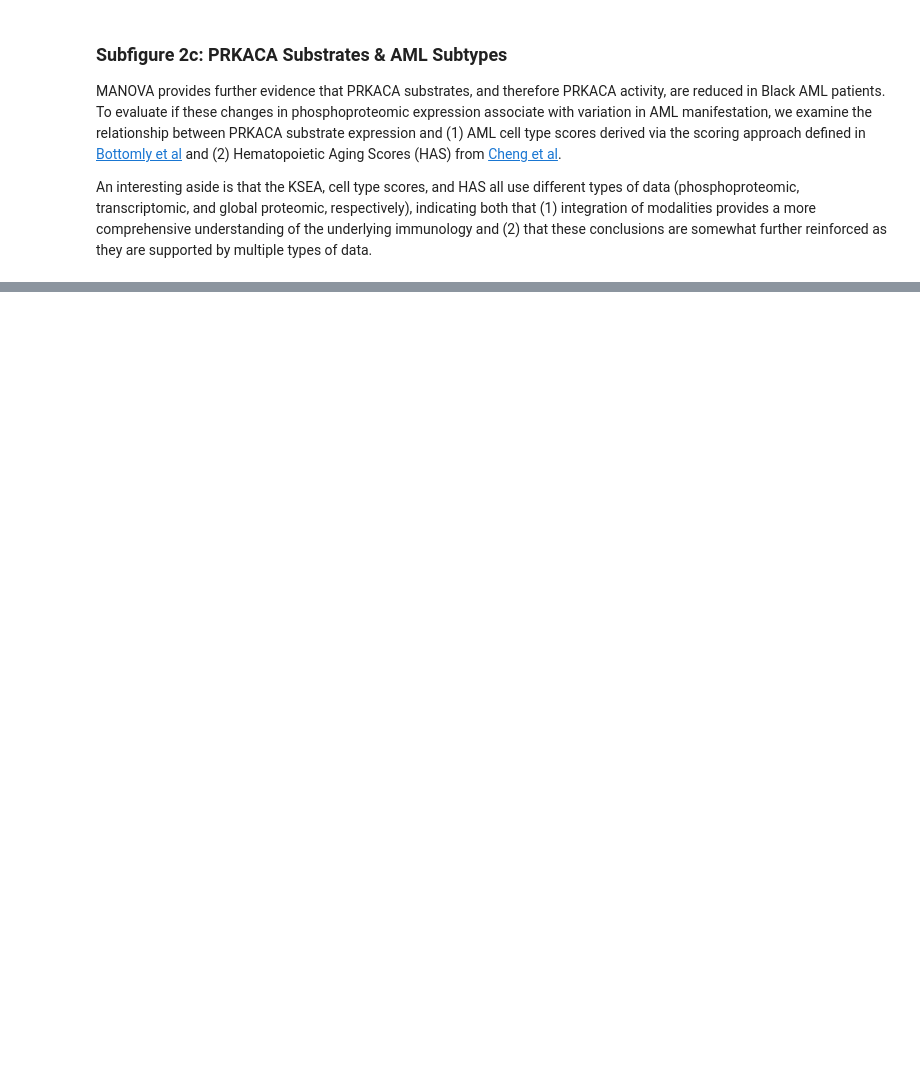
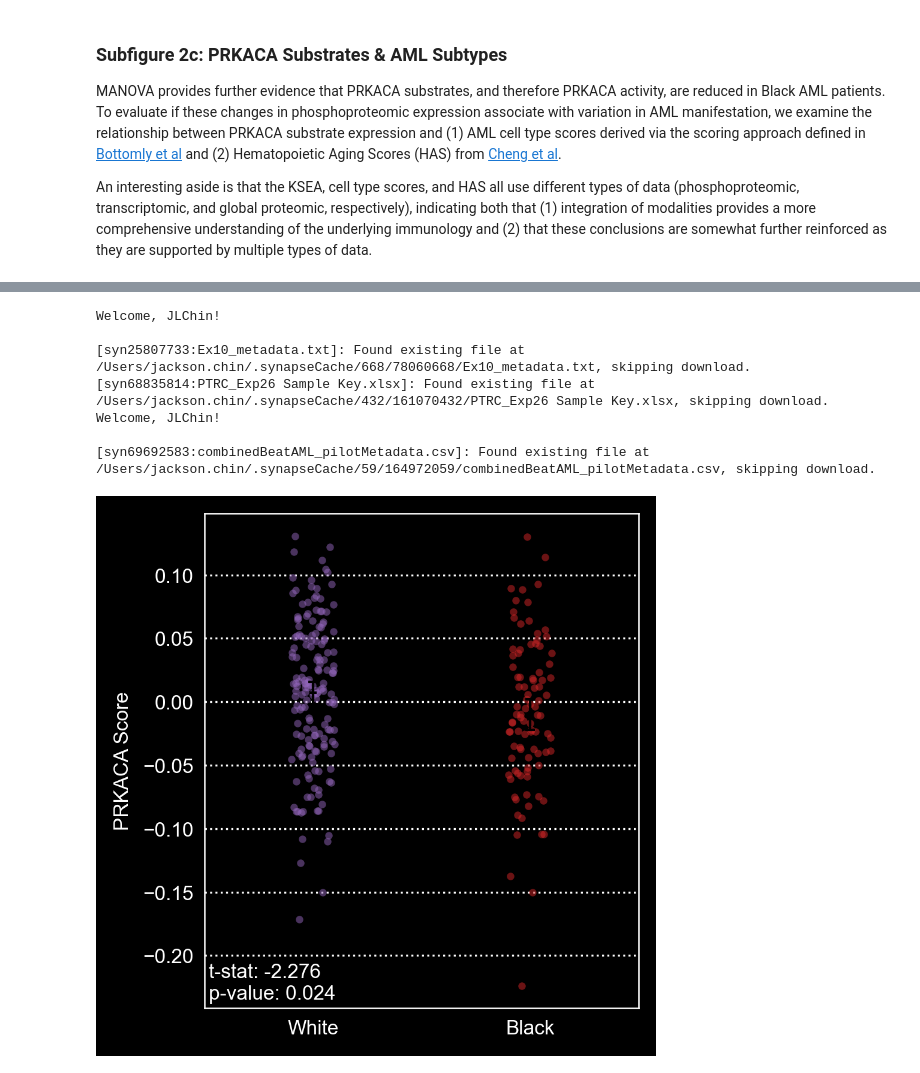
Before and after one commit to PNNL-CompBio/amlMultidrugResistance, a Jupyter notebook: aml_outcome_disparities/analysis/fig2/figure2.ipynb, the cells around one changed output, grey strips where cells are left out. Cells and saved outputs as stored; diff of their text form; code cells hidden in the pictures; blank space fills up the shorter version.

```diff
--- a/aml_outcome_disparities/analysis/fig2/figure2.ipynb
+++ b/aml_outcome_disparities/analysis/fig2/figure2.ipynb
@@ -120,0 +130,12 @@ Welcome, JLChin!
+# %%
+from figure2d import make_figure as make_figure_2d
+fig_2d = make_figure_2d()
+# %% [output]
+Welcome, JLChin!
+
+[syn25807733:Ex10_metadata.txt]: Found existing file at /Users/jackson.chin/.synapseCache/668/78060668/Ex10_metadata.txt, skipping download.
+[syn68835814:PTRC_Exp26 Sample Key.xlsx]: Found existing file at /Users/jackson.chin/.synapseCache/432/161070432/PTRC_Exp26 Sample Key.xlsx, skipping download.
+Welcome, JLChin!
+
+[syn69692583:combinedBeatAML_pilotMetadata.csv]: Found existing file at /Users/jackson.chin/.synapseCache/59/164972059/combinedBeatAML_pilotMetadata.csv, skipping download.
+[figure, added]
```
Also changed, not shown: parts of 10 cells of this notebook, 3 other files.
